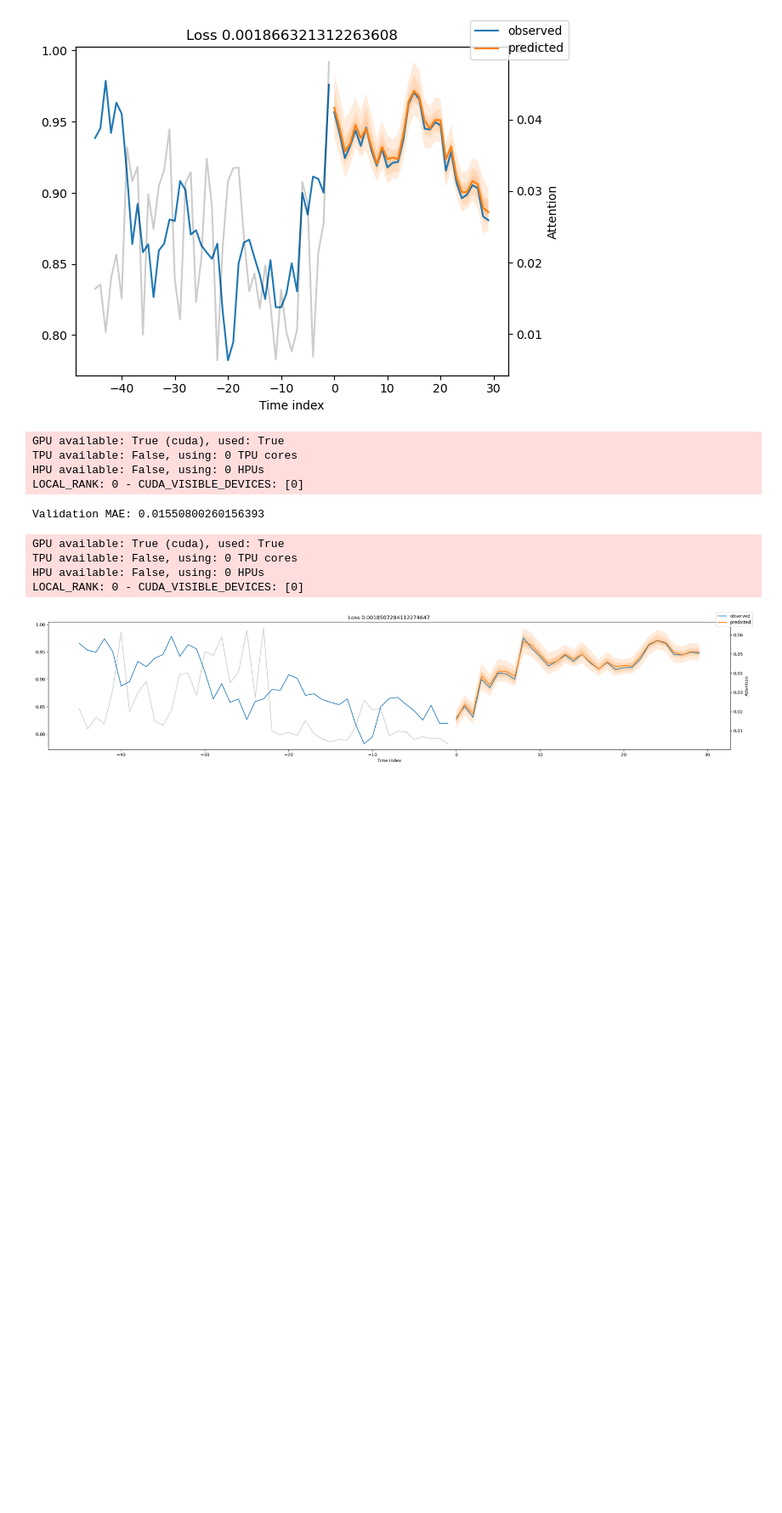
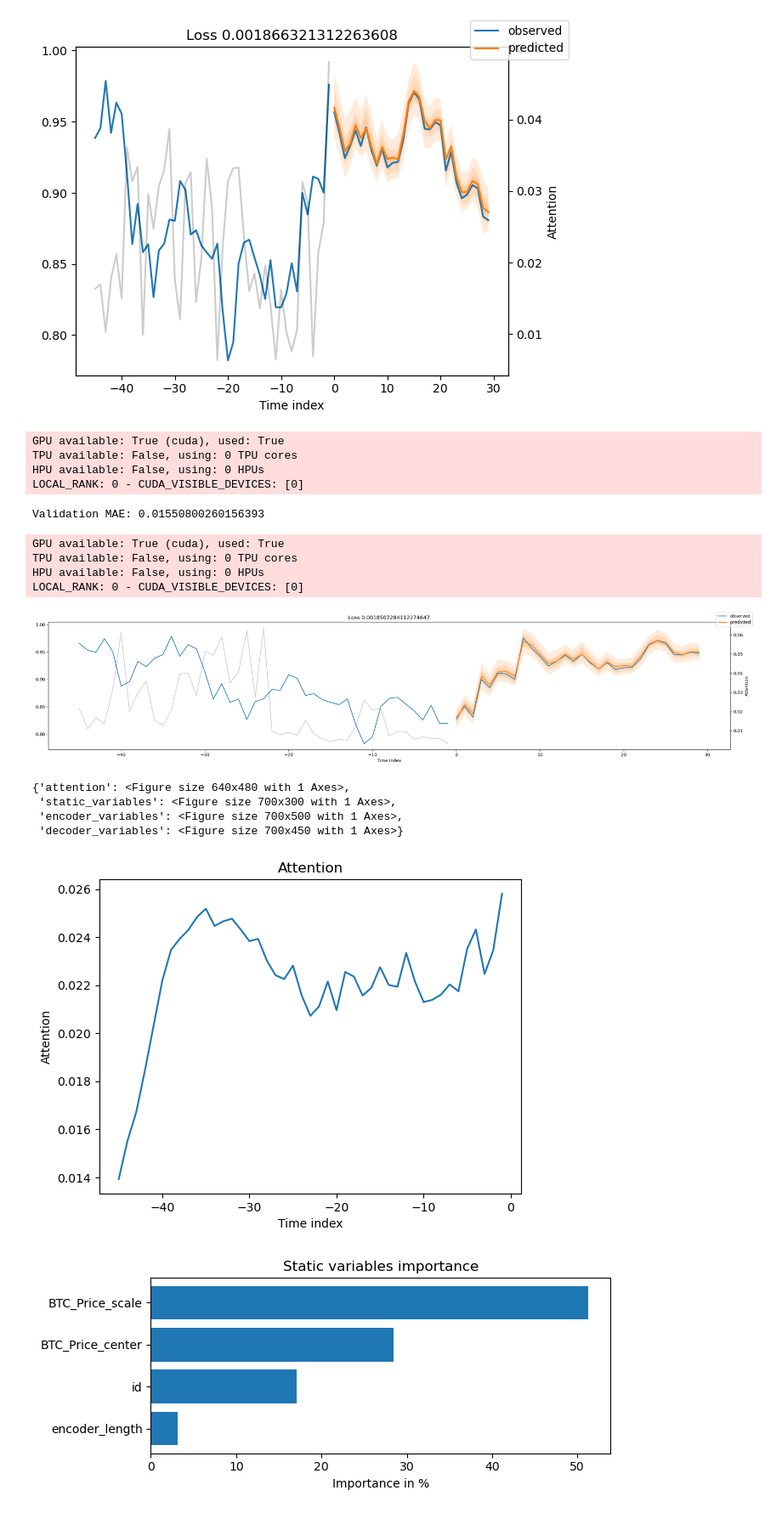
Before and after one commit to sathmikaDev/FYP, a Jupyter notebook: final/btc_test.ipynb, the cells around one changed output. Shown at 85% size. Cells and saved outputs as stored; diff of their text form; code cells hidden in the pictures; blank space fills up the shorter version.

```diff
--- a/final/btc_test.ipynb
+++ b/final/btc_test.ipynb
@@ -248,0 +254,10 @@ for idx in range(1):
+# %%
+interpretation = best_tft.interpret_output(raw_predictions.output, reduction="sum")
+best_tft.plot_interpretation(interpretation)
+# %% [output]
+{'attention': <Figure size 640x480 with 1 Axes>,
+ 'static_variables': <Figure size 700x300 with 1 Axes>,
+ 'encoder_variables': <Figure size 700x500 with 1 Axes>,
+ 'decoder_variables': <Figure size 700x450 with 1 Axes>}
+[figure, added]
+[figure, added]
```
Also changed, not shown: parts of 2 cells of this notebook, 8 other files.
